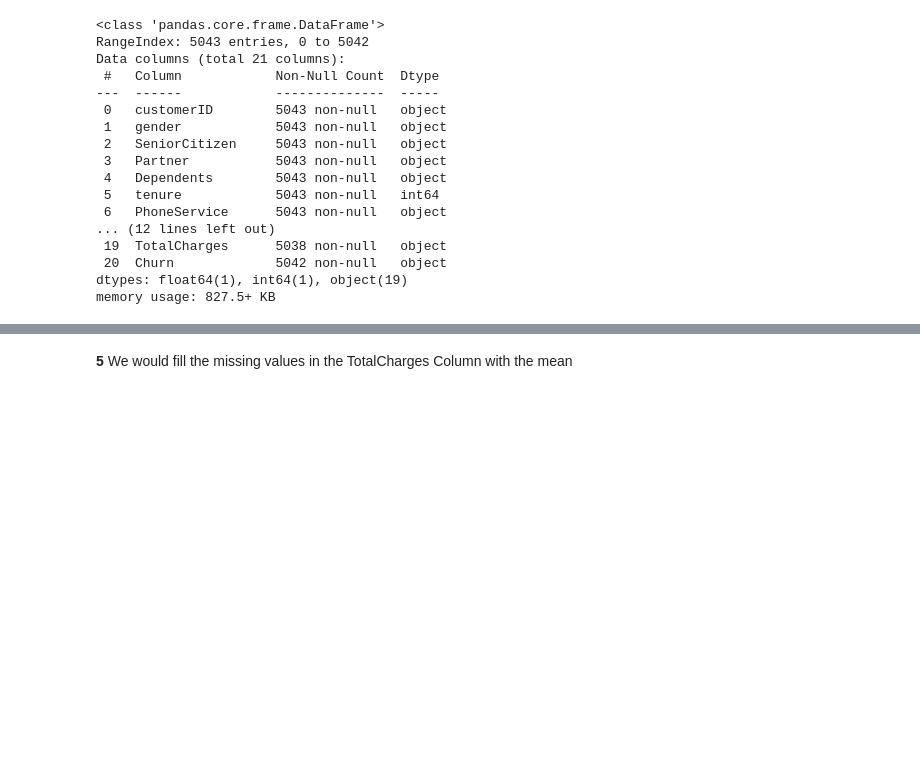
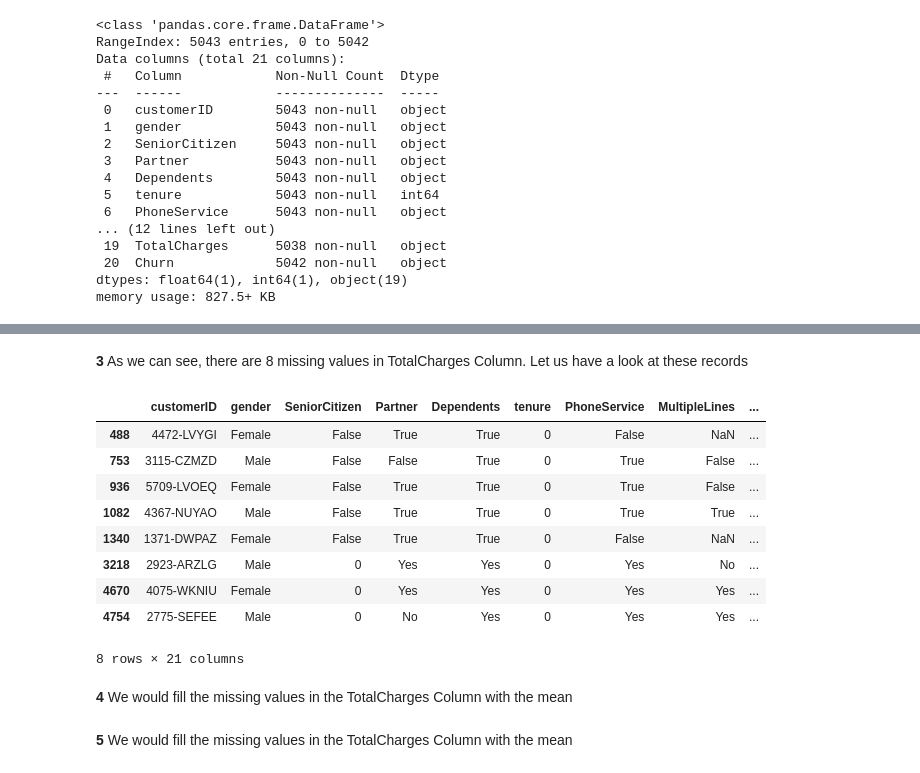
Before and after one commit to codedzifa/Pretoria-Customer-Churn-LP2, a Jupyter notebook: Telco_churn_Analysis_ML.ipynb, the cells around one changed output, grey strips where cells are left out. Cells and saved outputs as stored; diff of their text form; code cells hidden in the pictures; blank space fills up the shorter version.

```diff
--- a/Telco_churn_Analysis_ML.ipynb
+++ b/Telco_churn_Analysis_ML.ipynb
@@ -320,3 +338,20 @@ memory usage: 827.5+ KB
+# %% [markdown]
+**3** As we can see, there are 8 missing values in TotalCharges Column. Let us have a look at these records
+# %%
+voda_data.loc[voda_data['TotalCharges'].isnull() == True]
+# %% [output]
+|  | customerID | gender | SeniorCitizen | Partner | Dependents | tenure | PhoneService | MultipleLines | ... |
+| 488 | 4472-LVYGI | Female | False | True | True | 0 | False | NaN | ... |
+| 753 | 3115-CZMZD | Male | False | False | True | 0 | True | False | ... |
+| 936 | 5709-LVOEQ | Female | False | True | True | 0 | True | False | ... |
+| 1082 | 4367-NUYAO | Male | False | True | True | 0 | True | True | ... |
+| 1340 | 1371-DWPAZ | Female | False | True | True | 0 | False | NaN | ... |
+| 3218 | 2923-ARZLG | Male | 0 | Yes | Yes | 0 | Yes | No | ... |
+| 4670 | 4075-WKNIU | Female | 0 | Yes | Yes | 0 | Yes | Yes | ... |
+| 4754 | 2775-SEFEE | Male | 0 | No | Yes | 0 | Yes | Yes | ... |
+8 rows × 21 columns
+# %% [markdown]
+**4** We would fill the missing values in the TotalCharges Column with the mean
 # %%
 voda_data['TotalCharges'].fillna(value= voda_data["TotalCharges"].mean(), inplace= True)
 # %% [markdown]
```
Also changed, not shown: parts of 51 cells of this notebook, 1 other file.
